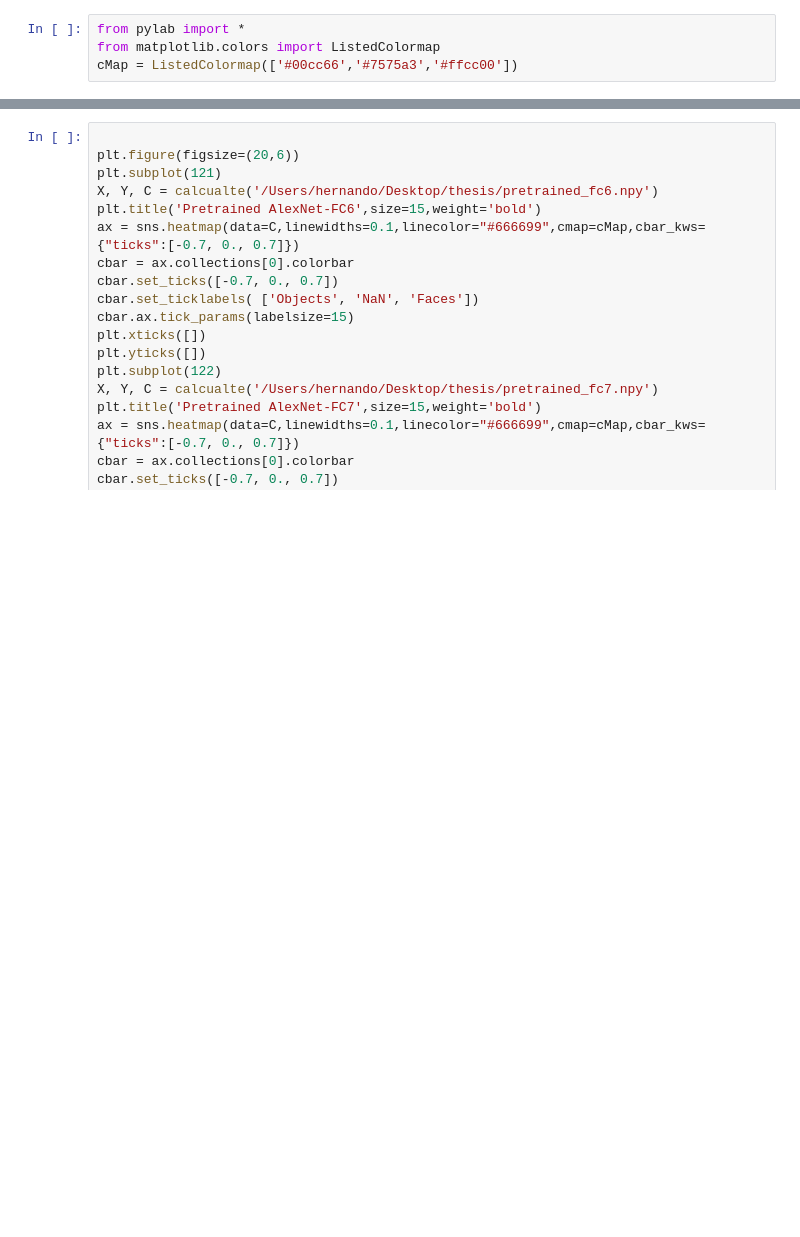
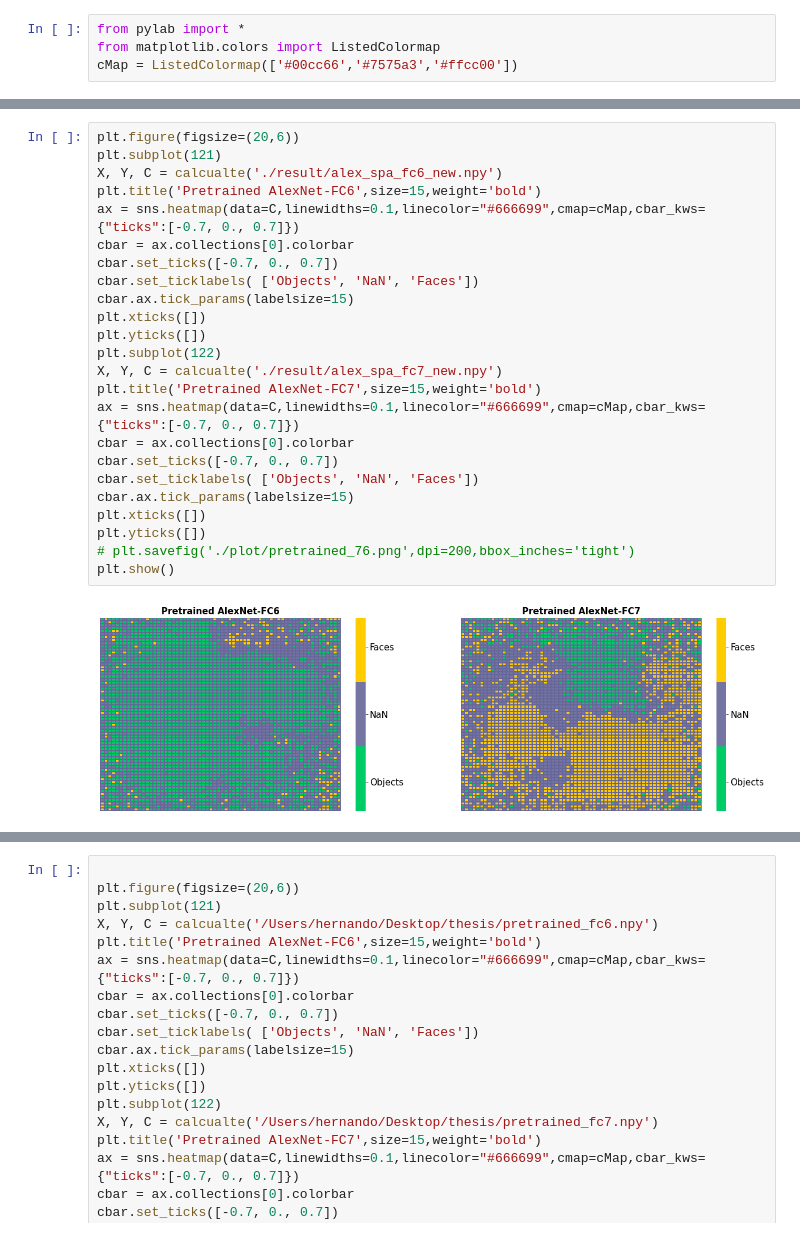
Before and after one commit to QingheGao/Master_Thesis, a Jupyter notebook: Result_vis.ipynb, the cells around one changed output, grey strips where cells are left out. Saved outputs shown, nothing was run; the diff lists cells and outputs as text; blank space fills up the shorter version.

```diff
--- a/Result_vis.ipynb
+++ b/Result_vis.ipynb
@@ -25,3 +77,29 @@ cMap = ListedColormap(['#00cc66','#7575a3','#ffcc00'])
+# %%
+plt.figure(figsize=(20,6))
+plt.subplot(121)
+X, Y, C = calcualte('./result/alex_spa_fc6_new.npy')
+plt.title('Pretrained AlexNet-FC6',size=15,weight='bold')
+ax = sns.heatmap(data=C,linewidths=0.1,linecolor="#666699",cmap=cMap,cbar_kws={"ticks":[-0.7, 0., 0.7]})
+cbar = ax.collections[0].colorbar
+cbar.set_ticks([-0.7, 0., 0.7])
+cbar.set_ticklabels( ['Objects', 'NaN', 'Faces'])
+cbar.ax.tick_params(labelsize=15)
+plt.xticks([])
+plt.yticks([])
+plt.subplot(122)
+X, Y, C = calcualte('./result/alex_spa_fc7_new.npy')
+plt.title('Pretrained AlexNet-FC7',size=15,weight='bold')
+ax = sns.heatmap(data=C,linewidths=0.1,linecolor="#666699",cmap=cMap,cbar_kws={"ticks":[-0.7, 0., 0.7]})
+cbar = ax.collections[0].colorbar
+cbar.set_ticks([-0.7, 0., 0.7])
+cbar.set_ticklabels( ['Objects', 'NaN', 'Faces'])
+cbar.ax.tick_params(labelsize=15)
+plt.xticks([])
+plt.yticks([])
+# plt.savefig('./plot/pretrained_76.png',dpi=200,bbox_inches='tight')
+plt.show()
+# %% [output]
+[figure, added]
 # %%
 plt.figure(figsize=(20,15))
 plt.subplot(221)
```
Also changed, not shown: parts of 3 cells of this notebook.
